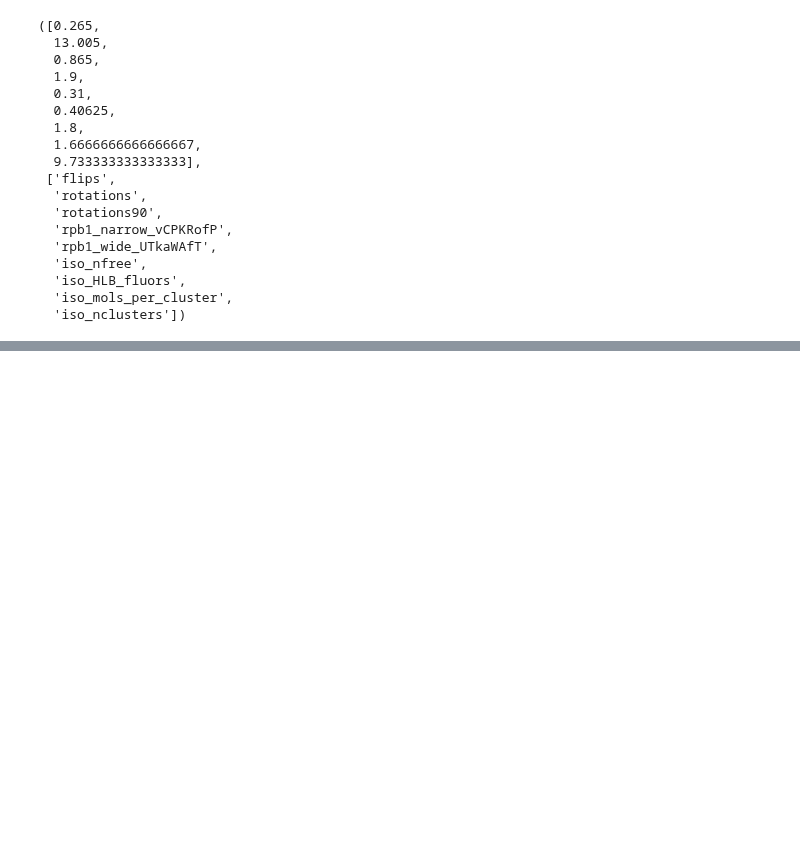
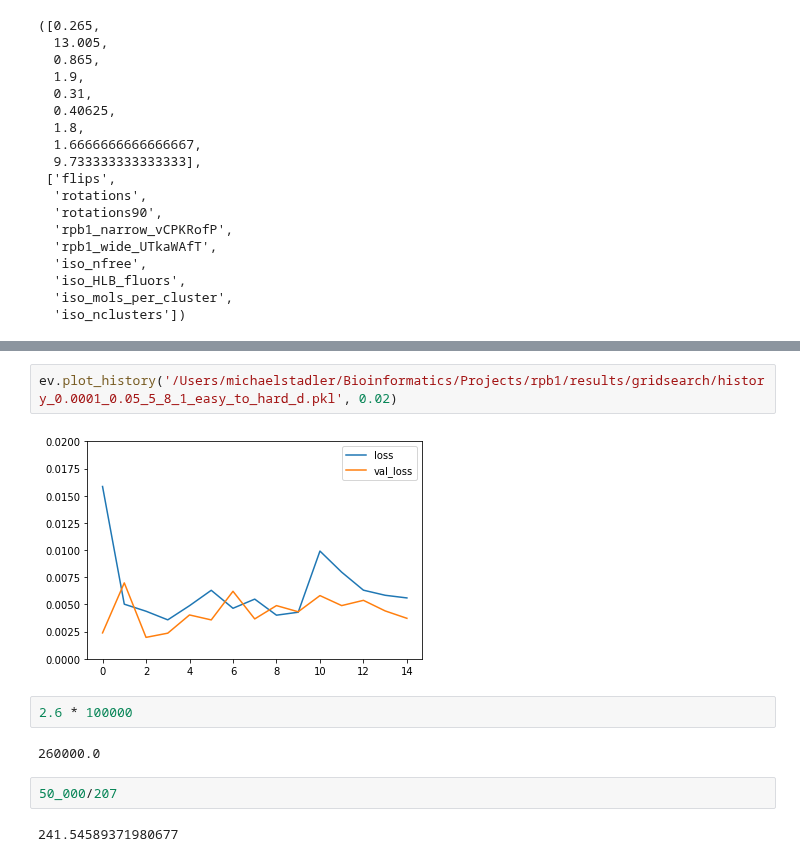
Before and after one commit to michaelrstadler/rpb1, a Jupyter notebook: bin/notebooks/20220212-buildCNNassessor-curriculumlearning.ipynb, the cells around one changed output, grey strips where cells are left out. Saved outputs shown, nothing was run; the diff lists cells and outputs as text; blank space fills up the shorter version.

```diff
--- a/bin/notebooks/20220212-buildCNNassessor-curriculumlearning.ipynb
+++ b/bin/notebooks/20220212-buildCNNassessor-curriculumlearning.ipynb
@@ -876,0 +938,12 @@ ________________________________________________________________________________
+# %%
+ev.plot_history('/Users/michaelstadler/Bioinformatics/Projects/rpb1/results/gridsearch/history_0.0001_0.05_5_8_1_easy_to_hard_d.pkl', 0.02)
+# %% [output]
+[figure, added]
+# %%
+2.6 * 100000
+# %% [output]
+260000.0
+# %%
+50_000/207
+# %% [output]
+241.54589371980677
```
Also changed, not shown: parts of 9 cells of this notebook, 2 other files.
